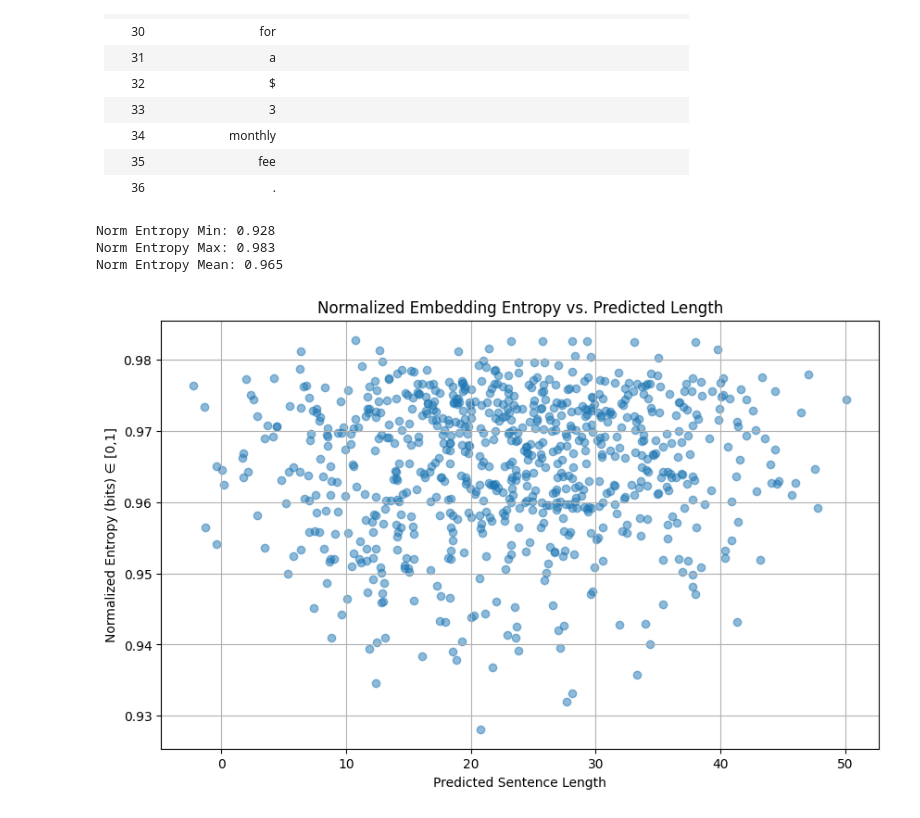
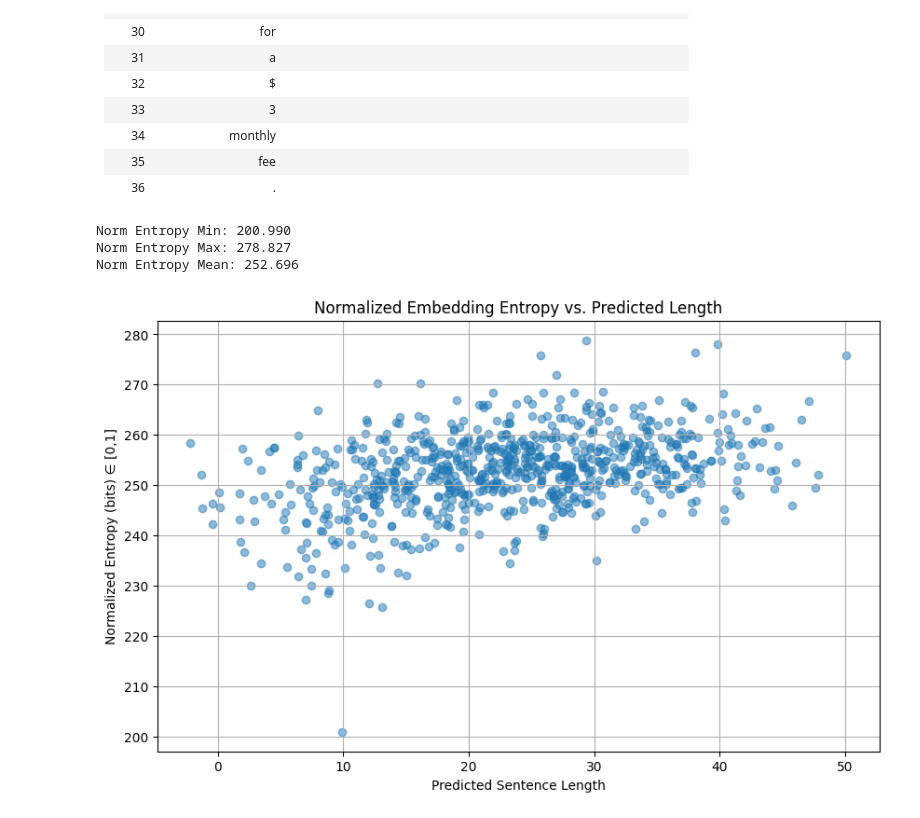
Before and after one commit to LarsHeijnennn/Internship, a Jupyter notebook: modeling/sentence_length.ipynb, the cells around one changed output. Cells and saved outputs as stored; diff of their text form; code cells hidden in the pictures.

```diff
--- a/modeling/sentence_length.ipynb
+++ b/modeling/sentence_length.ipynb
@@ -308,7 +310,7 @@ widgets.interact(show_sentence, idx=slider)
 | 35    | fee                |                        |                          |                                                                                                     |
 | 36    | .                  |                        |                          |                                                                                                     |
 # %%
-# …existing code…
+
 
 import numpy as np
 import matplotlib.pyplot as plt
@@ -317,44 +319,46 @@ import matplotlib.pyplot as plt
 def calculate_entropy_bits(embeddings):
     """
     embeddings: numpy array of shape (N, D)
     Returns: array of length N with entropy in bits
     """
     eps = 1e-12
     entropies = []
-    for vec in embeddings:
+    for probs in embeddings:
         # softmax
-        v = vec - np.max(vec)
-        exp_v = np.exp(v)
-        probs = exp_v / np.sum(exp_v)
-        probs = probs + eps
-        probs = probs / np.sum(probs)
+        # v = vec - np.max(vec)
+        # exp_v = np.exp(v)
+        # probs = exp_v / np.sum(exp_v)
+        # probs = probs + eps
+        # probs = probs / np.sum(probs)
         # entropy in bits
+        probs = np.abs(probs)
+        probs = probs + 0.01
         H = -np.sum(probs * np.log2(probs))
         entropies.append(H)
     return np.array(entropies)
 
 # Step 2: Compute raw entropies on your test embeddings X_test
 raw_entropies = calculate_entropy_bits(X_test)
 
 # Step 3: Normalize into [0,1]
 D = X_test.shape[1]          # embedding dimension, e.g. 768
 max_H = np.log2(D)           # maximum entropy in bits
 normalized_entropies = raw_entropies / max_H
 
-print(f"Norm Entropy Min: {normalized_entropies.min():.3f}")
-print(f"Norm Entropy Max: {normalized_entropies.max():.3f}")
-print(f"Norm Entropy Mean: {normalized_entropies.mean():.3f}")
+print(f"Norm Entropy Min: {raw_entropies.min():.3f}")
+print(f"Norm Entropy Max: {raw_entropies.max():.3f}")
+print(f"Norm Entropy Mean: {raw_entropies.mean():.3f}")
 
 # Step 4: Plot Entropy vs. Predicted Length
 plt.figure(figsize=(10,6))
-plt.scatter(y_pred, normalized_entropies, alpha=0.5)
+plt.scatter(y_pred, raw_entropies, alpha=0.5)
 plt.xlabel("Predicted Sentence Length")
 plt.ylabel("Normalized Entropy (bits) ∈ [0,1]")
 plt.title("Normalized Embedding Entropy vs. Predicted Length")
 plt.grid(True)
 plt.show()
 # %% [output]
-Norm Entropy Min: 0.928
-Norm Entropy Max: 0.983
-Norm Entropy Mean: 0.965
+Norm Entropy Min: 200.990
+Norm Entropy Max: 278.827
+Norm Entropy Mean: 252.696
-[figure, old version]
+[figure, new version]
```
Also changed, not shown: parts of 4 cells of this notebook, 3 other files.
